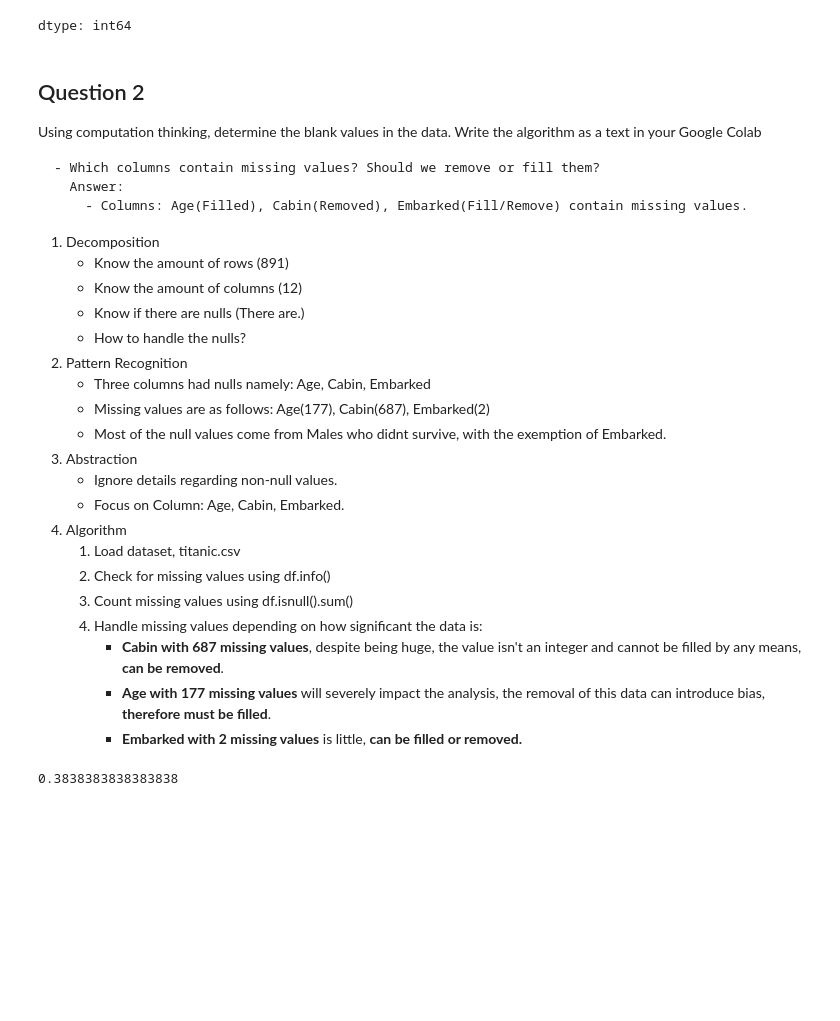
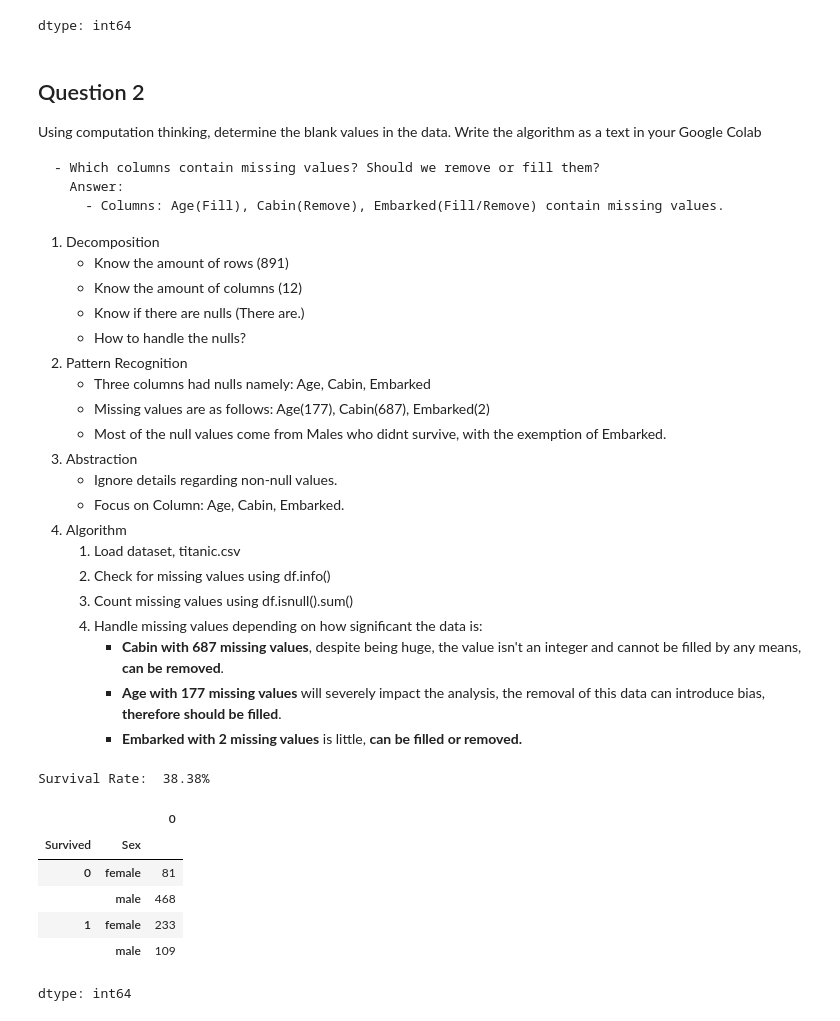
Before and after one commit to Czrvillareal/activities, a Jupyter notebook: lab1_titanic_villareal.ipynb, the cells around one changed output. Saved outputs shown, nothing was run; the diff lists cells and outputs as text; code cells hidden in the pictures; blank space fills up the shorter version.

```diff
--- a/lab1_titanic_villareal.ipynb
+++ b/lab1_titanic_villareal.ipynb
@@ -123,7 +124,7 @@ Using computation thinking, determine the blank values in the data. Write the al
 
     - Which columns contain missing values? Should we remove or fill them?
       Answer:
-        - Columns: Age(Filled), Cabin(Removed), Embarked(Fill/Remove) contain missing values.
+        - Columns: Age(Fill), Cabin(Remove), Embarked(Fill/Remove) contain missing values.
 
 1. Decomposition
     - Know the amount of rows (891)
@@ -143,9 +144,21 @@ Using computation thinking, determine the blank values in the data. Write the al
     3. Count missing values using df.isnull().sum()
     4. Handle missing values depending on how significant the data is:
         - **Cabin with 687 missing values**, despite being huge, the value isn't an integer and cannot be filled by any means, **can be removed**.
-        - **Age with 177 missing values** will severely impact the analysis, the removal of this data can introduce bias, **therefore must be filled**.
+        - **Age with 177 missing values** will severely impact the analysis, the removal of this data can introduce bias, **therefore should be filled**.
         - **Embarked with 2 missing values** is little, **can be filled or removed.**
+# %%
+titanic_rate = df["Survived"].mean()
+
+print(f"Survival Rate: {titanic_rate * 100: .2f}%")
+# %% [output]
+Survival Rate:  38.38%
 # %%
-df["Survived"].mean()
+df.groupby(['Survived','Sex']).size()
 # %% [output]
+|  |  | 0 |
+| Survived | Sex |  |
+| 0 | female | 81 |
+|  | male | 468 |
+| 1 | female | 233 |
+|  | male | 109 |
-0.3838383838383838
+dtype: int64
```
Also changed, not shown: parts of 9 cells of this notebook.
